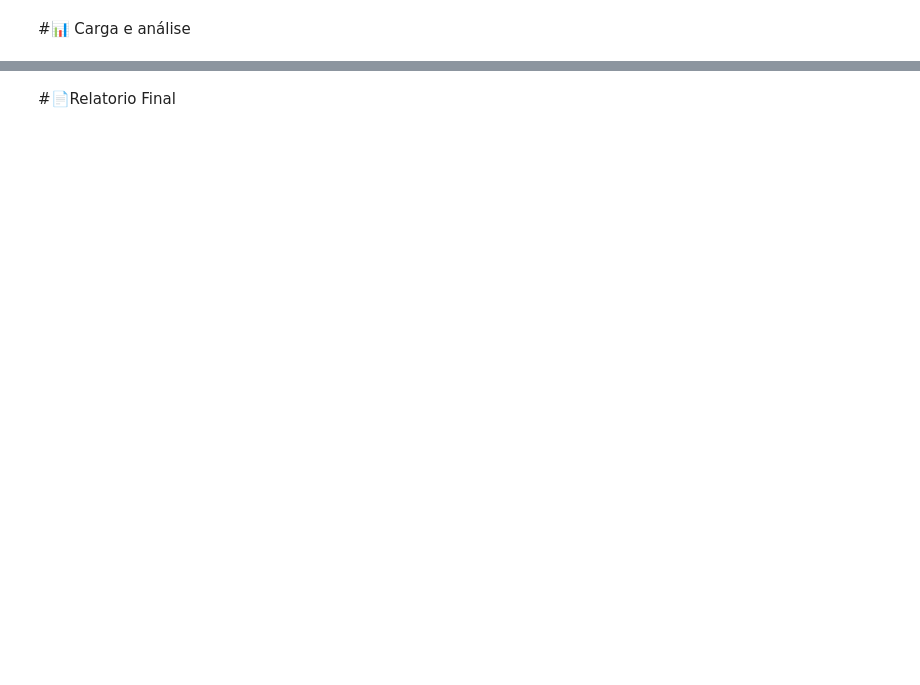
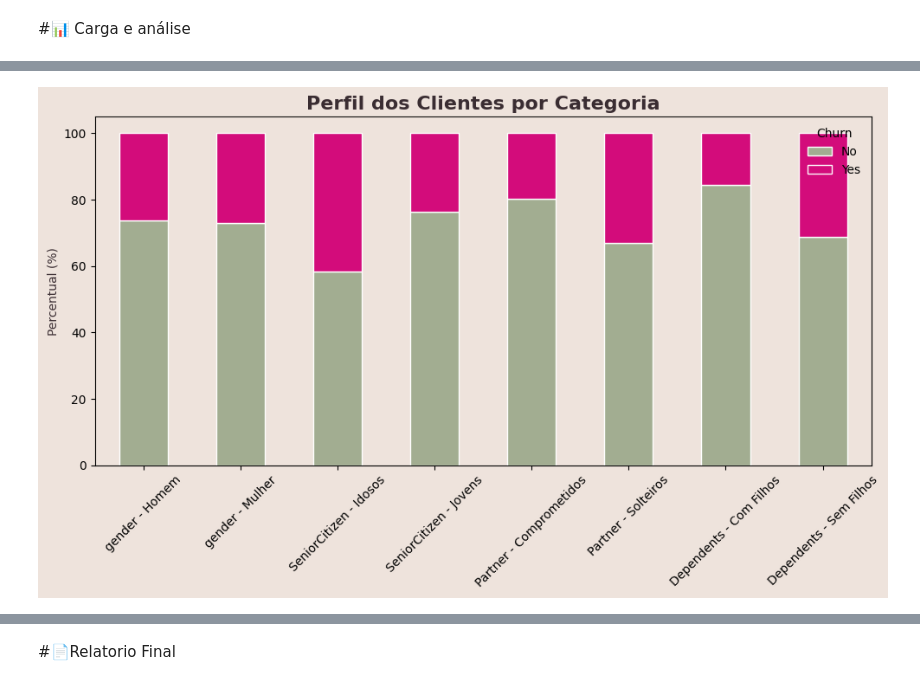
Before and after one commit to beatricemarx/G9ONE_Chalenge_TelecomX, a Jupyter notebook: TelecomX_BR.ipynb, the cells around one changed output, grey strips where cells are left out. Saved outputs shown, nothing was run; the diff lists cells and outputs as text; code cells hidden in the pictures; blank space fills up the shorter version.

```diff
--- a/TelecomX_BR.ipynb
+++ b/TelecomX_BR.ipynb
@@ -347,0 +619,93 @@ np.int64(0)
+# %%
+import pandas as pd
+import matplotlib.pyplot as plt
+
+# Criar uma cópia para não alterar o dataframe original
+dados_plot = dados.copy()
+
+# 🔹 Renomeações
+dados_plot["gender"] = dados_plot["gender"].replace({
+    "Male": "Homem",
+    "Female": "Mulher"
+})
+
+dados_plot["SeniorCitizen"] = dados_plot["SeniorCitizen"].replace({
+    "No": "Jovens",
+    "Yes": "Idosos",
+    0: "Jovens",
+    1: "Idosos"
+})
+
+dados_plot["Partner"] = dados_plot["Partner"].replace({
+    "Yes": "Comprometidos",
+    "No": "Solteiros"
+})
+
+dados_plot["Dependents"] = dados_plot["Dependents"].replace({
+    "Yes": "Com Filhos",
+    "No": "Sem Filhos"
+})
+
+# Lista das colunas que queremos analisar
+colunas = ["gender", "SeniorCitizen", "Partner", "Dependents"]
+
+# Criar tabela consolidada
+tabelas = []
+
+for col in colunas:
+    temp = (
+        dados_plot
+        .groupby(col)["Churn"]
+        .value_counts(normalize=True)
+        .unstack()
+        * 100
+    )
+
+    temp["Variavel"] = col
+    temp["Categoria"] = temp.index
+    tabelas.append(temp.reset_index(drop=True))
+
+# Unir tudo
+df_plot = pd.concat(tabelas)
+
+# Criar rótulo combinado
+df_plot["Grupo"] = df_plot["Variavel"] + " - " + df_plot["Categoria"]
+
+df_plot = df_plot.set_index("Grupo")[["No", "Yes"]]
+
+
+
+# Visualização
+
+
+# Paleta elegante
+cor_fundo = "#EEE3DC"
+cor_texto = "#3A2D32"
+cores = ["#A2AD91", "#D30C7B"]  # No | Yes
+
+fig, ax = plt.subplots(figsize=(10,6))
+
+fig.patch.set_facecolor(cor_fundo)
+ax.set_facecolor(cor_fundo)
+
+df_plot.plot(
+    kind="bar",
+    stacked=True,
+    color=cores,
+    edgecolor="white",
+    ax=ax
+)
+
+ax.set_title("Perfil dos Clientes por Categoria",
+             fontsize=16, weight="bold", color=cor_texto)
+
+ax.set_ylabel("Percentual (%)", color=cor_texto)
+ax.set_xlabel("")
+ax.tick_params(axis="x", rotation=45)
+
+ax.legend(title="Churn", frameon=False)
+
+plt.tight_layout()
+plt.show()
+# %% [output]
+[figure, added]
```
Also changed, not shown: parts of 17 cells of this notebook.
